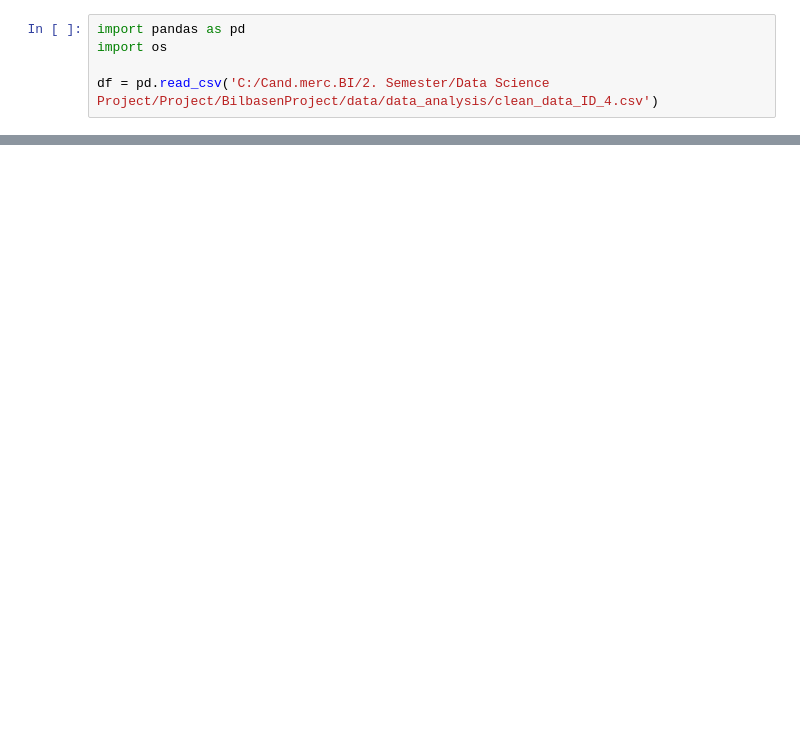
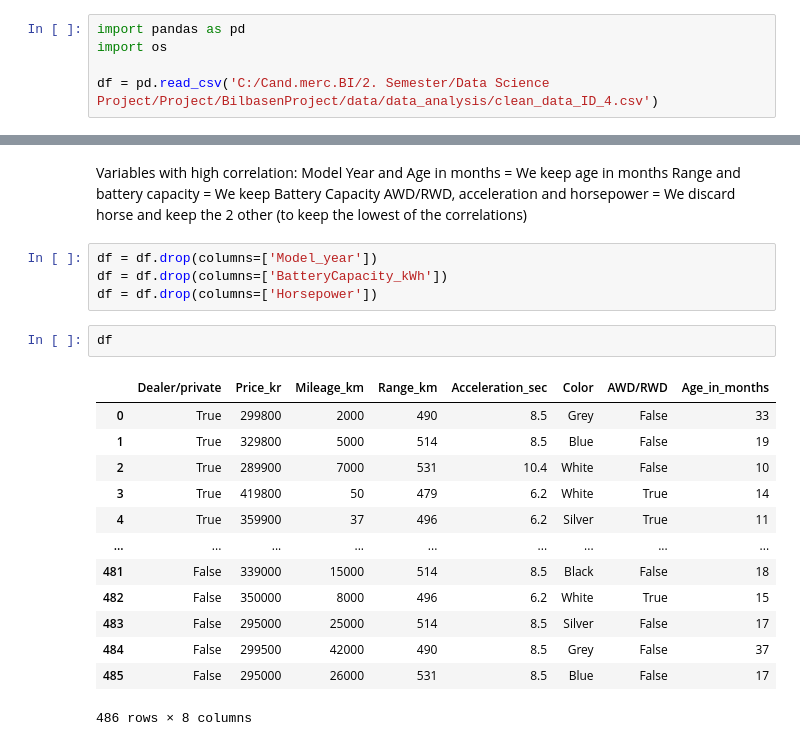
Before and after one commit to simo84g/BilbasenProject, a Jupyter notebook: scripts/eda/feature_engineering_ID_4.ipynb, the cells around one changed output, grey strips where cells are left out. Saved outputs shown, nothing was run; the diff lists cells and outputs as text; blank space fills up the shorter version.

```diff
--- a/scripts/eda/feature_engineering_ID_4.ipynb
+++ b/scripts/eda/feature_engineering_ID_4.ipynb
@@ -43,0 +166,25 @@ corr.style.background_gradient(cmap='coolwarm')
+# %% [markdown]
+Variables with high correlation:
+Model Year and Age in months = We keep age in months
+Range and battery capacity = We keep Battery Capacity
+AWD/RWD, acceleration and horsepower = We discard horse and keep the 2 other (to keep the lowest of the correlations)
+# %%
+df = df.drop(columns=['Model_year'])
+df = df.drop(columns=['BatteryCapacity_kWh'])
+df = df.drop(columns=['Horsepower'])
+# %%
+df
+# %% [output]
+|  | Dealer/private | Price_kr | Mileage_km | Range_km | Acceleration_sec | Color | AWD/RWD | Age_in_months |
+| 0 | True | 299800 | 2000 | 490 | 8.5 | Grey | False | 33 |
+| 1 | True | 329800 | 5000 | 514 | 8.5 | Blue | False | 19 |
+| 2 | True | 289900 | 7000 | 531 | 10.4 | White | False | 10 |
+| 3 | True | 419800 | 50 | 479 | 6.2 | White | True | 14 |
+| 4 | True | 359900 | 37 | 496 | 6.2 | Silver | True | 11 |
+| ... | ... | ... | ... | ... | ... | ... | ... | ... |
+| 481 | False | 339000 | 15000 | 514 | 8.5 | Black | False | 18 |
+| 482 | False | 350000 | 8000 | 496 | 6.2 | White | True | 15 |
+| 483 | False | 295000 | 25000 | 514 | 8.5 | Silver | False | 17 |
+| 484 | False | 299500 | 42000 | 490 | 8.5 | Grey | False | 37 |
+| 485 | False | 295000 | 26000 | 531 | 8.5 | Blue | False | 17 |
+486 rows × 8 columns
```
Also changed, not shown: parts of 36 cells of this notebook, 3 other files.
